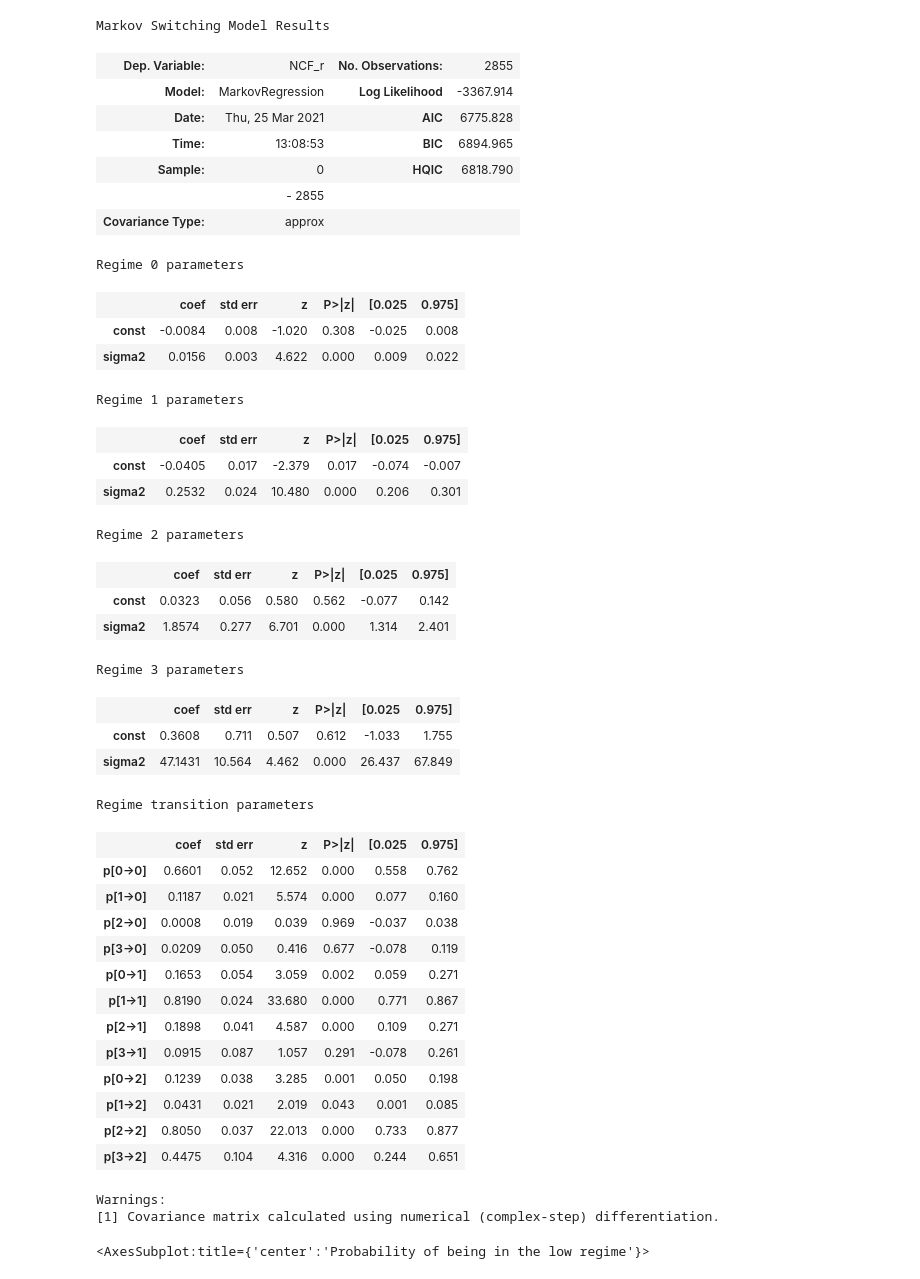
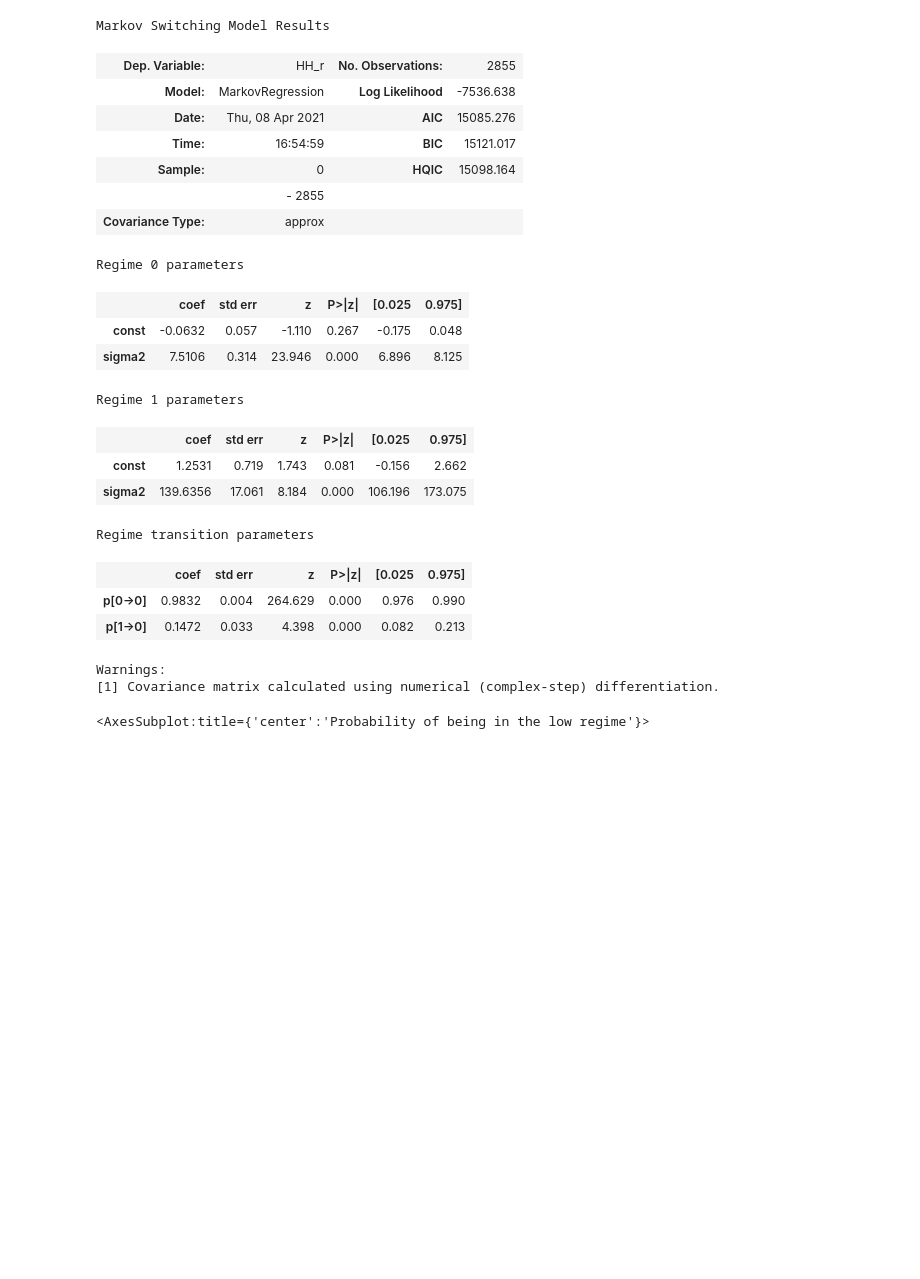
Before and after one commit to joe-ascroft/phd, a Jupyter notebook: Markov-switching-univariate.ipynb, the cells around one changed output. Saved outputs shown, nothing was run; the diff lists cells and outputs as text; code cells hidden in the pictures; blank space fills up the shorter version.

```diff
--- a/Markov-switching-univariate.ipynb
+++ b/Markov-switching-univariate.ipynb
@@ -62,50 +62,32 @@ print(df)
 # %%
 ## markov regime switching for univariate analysis ##
 
-mod = sm.tsa.MarkovRegression(df["NCF_r"], k_regimes=4, order=10, switching_variance = True)
+mod = sm.tsa.MarkovRegression(df["HH_r"],k_regimes=2, order=10, switching_variance = True)
 res_mod = mod.fit()
 res_mod.summary()
 # %% [output]
 Markov Switching Model Results
-| Dep. Variable: | NCF_r | No. Observations: | 2855 |
-| Model: | MarkovRegression | Log Likelihood | -3367.914 |
-| Date: | Thu, 25 Mar 2021 | AIC | 6775.828 |
-| Time: | 13:08:53 | BIC | 6894.965 |
-| Sample: | 0 | HQIC | 6818.790 |
+| Dep. Variable: | HH_r | No. Observations: | 2855 |
+| Model: | MarkovRegression | Log Likelihood | -7536.638 |
+| Date: | Thu, 08 Apr 2021 | AIC | 15085.276 |
+| Time: | 16:54:59 | BIC | 15121.017 |
+| Sample: | 0 | HQIC | 15098.164 |
 |  | - 2855 |  |  |
 | Covariance Type: | approx |  |  |
 Regime 0 parameters
 |  | coef | std err | z | P>|z| | [0.025 | 0.975] |
-| const | -0.0084 | 0.008 | -1.020 | 0.308 | -0.025 | 0.008 |
-| sigma2 | 0.0156 | 0.003 | 4.622 | 0.000 | 0.009 | 0.022 |
+| const | -0.0632 | 0.057 | -1.110 | 0.267 | -0.175 | 0.048 |
+| sigma2 | 7.5106 | 0.314 | 23.946 | 0.000 | 6.896 | 8.125 |
 Regime 1 parameters
 |  | coef | std err | z | P>|z| | [0.025 | 0.975] |
-| const | -0.0405 | 0.017 | -2.379 | 0.017 | -0.074 | -0.007 |
-| sigma2 | 0.2532 | 0.024 | 10.480 | 0.000 | 0.206 | 0.301 |
+| const | 1.2531 | 0.719 | 1.743 | 0.081 | -0.156 | 2.662 |
+| sigma2 | 139.6356 | 17.061 | 8.184 | 0.000 | 106.196 | 173.075 |
-Regime 2 parameters
+Regime transition parameters
 |  | coef | std err | z | P>|z| | [0.025 | 0.975] |
-| const | 0.0323 | 0.056 | 0.580 | 0.562 | -0.077 | 0.142 |
-| sigma2 | 1.8574 | 0.277 | 6.701 | 0.000 | 1.314 | 2.401 |
+| p[0->0] | 0.9832 | 0.004 | 264.629 | 0.000 | 0.976 | 0.990 |
+| p[1->0] | 0.1472 | 0.033 | 4.398 | 0.000 | 0.082 | 0.213 |
-Regime 3 parameters
+Warnings:
+[1] Covariance matrix calculated using numerical (complex-step) differentiation.
-|  | coef | std err | z | P>|z| | [0.025 | 0.975] |
-| const | 0.3608 | 0.711 | 0.507 | 0.612 | -1.033 | 1.755 |
-| sigma2 | 47.1431 | 10.564 | 4.462 | 0.000 | 26.437 | 67.849 |
-Regime transition parameters
-|  | coef | std err | z | P>|z| | [0.025 | 0.975] |
-| p[0->0] | 0.6601 | 0.052 | 12.652 | 0.000 | 0.558 | 0.762 |
-| p[1->0] | 0.1187 | 0.021 | 5.574 | 0.000 | 0.077 | 0.160 |
-| p[2->0] | 0.0008 | 0.019 | 0.039 | 0.969 | -0.037 | 0.038 |
-| p[3->0] | 0.0209 | 0.050 | 0.416 | 0.677 | -0.078 | 0.119 |
-| p[0->1] | 0.1653 | 0.054 | 3.059 | 0.002 | 0.059 | 0.271 |
-| p[1->1] | 0.8190 | 0.024 | 33.680 | 0.000 | 0.771 | 0.867 |
-| p[2->1] | 0.1898 | 0.041 | 4.587 | 0.000 | 0.109 | 0.271 |
-| p[3->1] | 0.0915 | 0.087 | 1.057 | 0.291 | -0.078 | 0.261 |
-| p[0->2] | 0.1239 | 0.038 | 3.285 | 0.001 | 0.050 | 0.198 |
-| p[1->2] | 0.0431 | 0.021 | 2.019 | 0.043 | 0.001 | 0.085 |
-| p[2->2] | 0.8050 | 0.037 | 22.013 | 0.000 | 0.733 | 0.877 |
-| p[3->2] | 0.4475 | 0.104 | 4.316 | 0.000 | 0.244 | 0.651 |
-Warnings:
-[1] Covariance matrix calculated using numerical (complex-step) differentiation.
 # %%
 res_mod.filtered_marginal_probabilities[2].plot(
     title='Probability of being in the low regime', figsize=(12,2))
```
Also changed, not shown: parts of 1 cell of this notebook, 2 other files.
